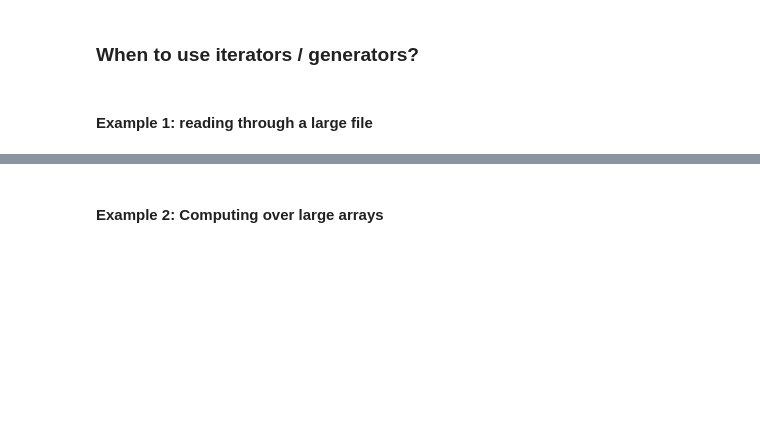
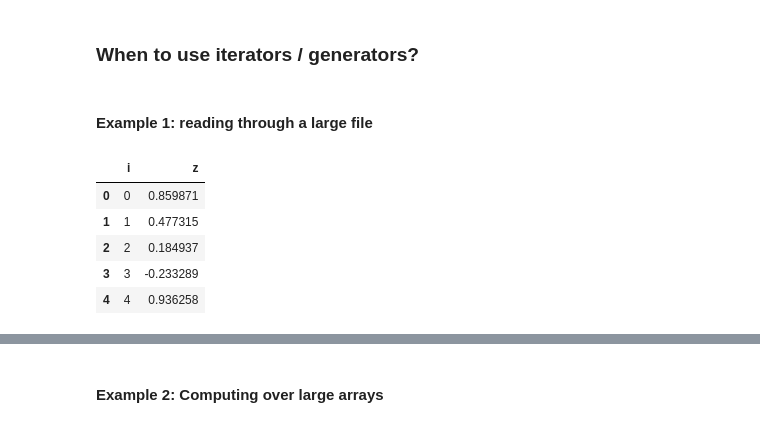
Before and after one commit to tdhadfield/MATH_70112, a Jupyter notebook: FunctionalProgramming.ipynb, the cells around one changed output, grey strips where cells are left out. Saved outputs shown, nothing was run; the diff lists cells and outputs as text; code cells hidden in the pictures; blank space fills up the shorter version.

Commit message:
fix the missing Book1.csv

```diff
--- a/FunctionalProgramming.ipynb
+++ b/FunctionalProgramming.ipynb
@@ -827,6 +827,27 @@ The other useful methods on generators are
 #### Example 1: reading through a large file
 # %%
 import csv
+# %%
+import numpy as np
+import pandas as pd
+
+file_name = 'Book1.csv'
+
+n = 1000
+df = pd.DataFrame({
+    "i": np.arange(n),
+    "z": np.random.normal(0, 1, size=n),
+})
+
+df.to_csv(file_name, index=False)
+df.head()
+# %% [output]
+|  | i | z |
+| 0 | 0 | 0.859871 |
+| 1 | 1 | 0.477315 |
+| 2 | 2 | 0.184937 |
+| 3 | 3 | -0.233289 |
+| 4 | 4 | 0.936258 |
 # %%
 def read_file():
     with open('Book1.csv', 'r') as myfile:
```
Also changed, not shown: parts of 5 cells of this notebook.
